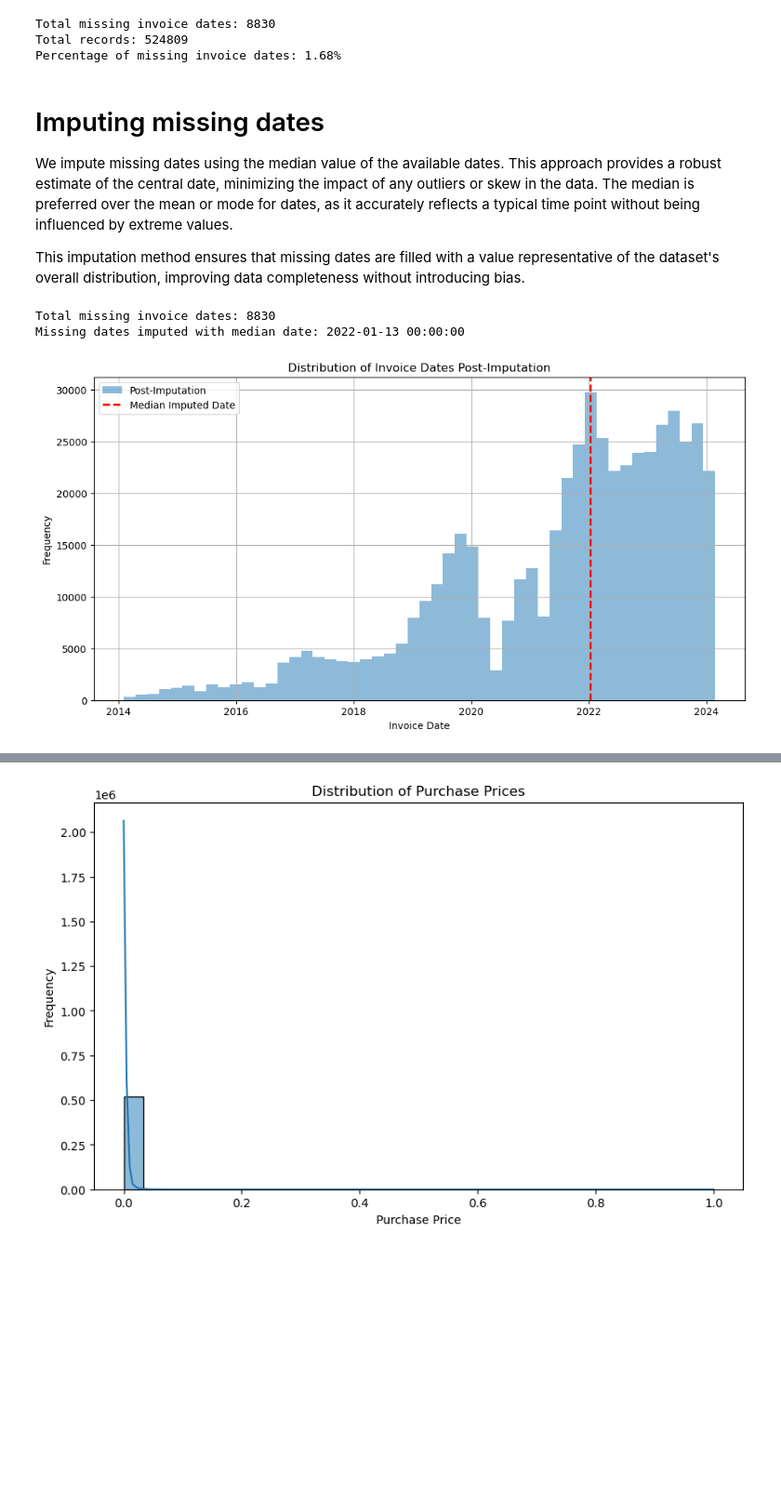
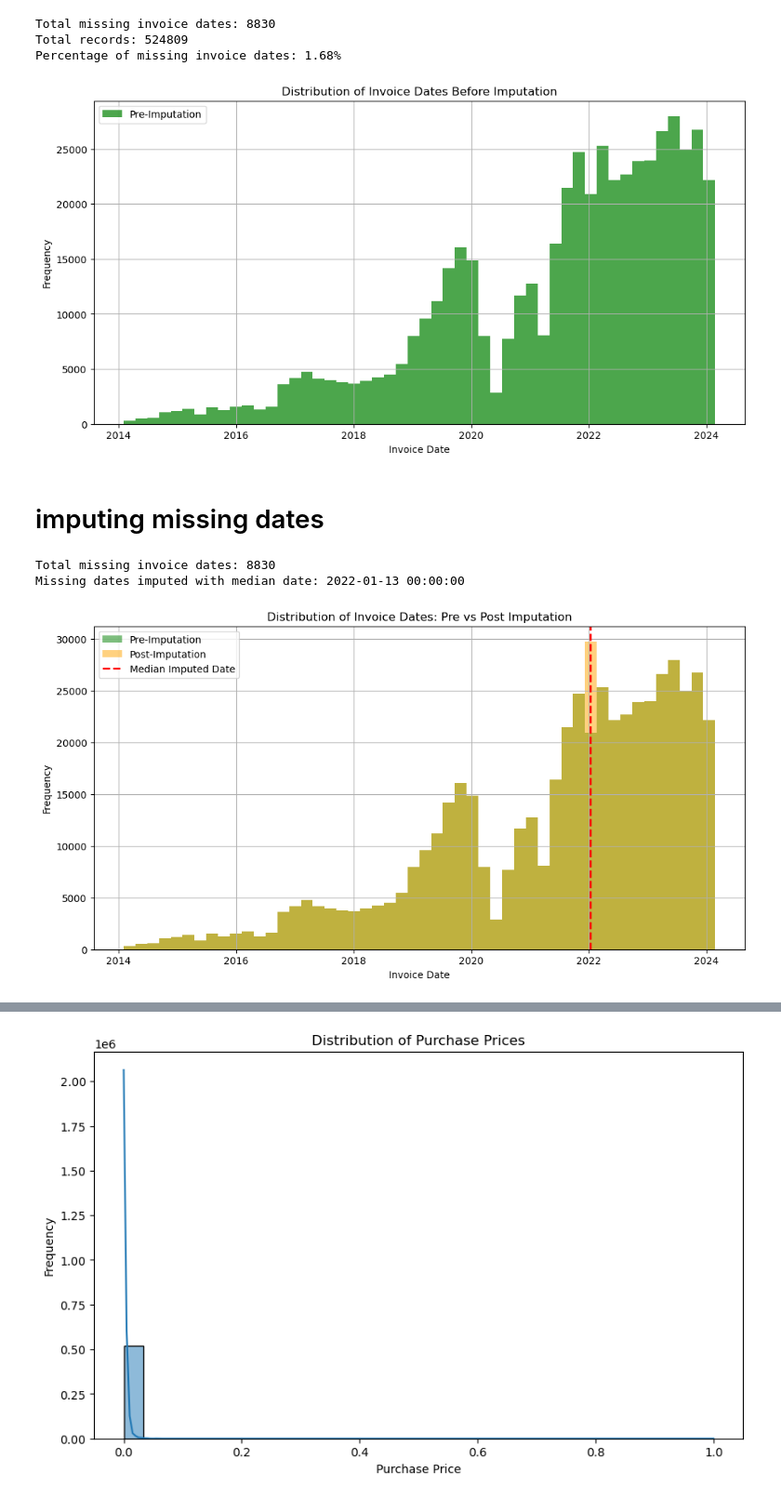
Before and after one commit to AshuDSAI/DS_Project, a Jupyter notebook: purchase_savings_alert.ipynb, the cells around one changed output, grey strips where cells are left out. Shown at 93% size. Saved outputs shown, nothing was run; the diff lists cells and outputs as text; code cells hidden in the pictures; blank space fills up the shorter version.

```diff
--- a/purchase_savings_alert.ipynb
+++ b/purchase_savings_alert.ipynb
@@ -66,9 +138,18 @@ print(f"Percentage of missing invoice dates: {missing_percentage:.2f}%")
 Total missing invoice dates: 8830
 Total records: 524809
 Percentage of missing invoice dates: 1.68%
+# %%
+# Pre-imputation distribution
+plt.figure(figsize=(12, 6))
+purchase_data[purchase_data['INVOICE_DATE'].notna()]['INVOICE_DATE'].hist(
+    bins=50, alpha=0.7, color='green', label='Pre-Imputation'
+)
+plt.title('Distribution of Invoice Dates Before Imputation')
+plt.xlabel('Invoice Date')
+plt.ylabel('Frequency')
+plt.legend()
+plt.show()
+# %% [output]
+[figure, added]
 # %% [markdown]
-# Imputing missing dates
-
-We impute missing dates using the median value of the available dates. This approach provides a robust estimate of the central date, minimizing the impact of any outliers or skew in the data. The median is preferred over the mean or mode for dates, as it accurately reflects a typical time point without being influenced by extreme values.
-
-This imputation method ensures that missing dates are filled with a value representative of the dataset's overall distribution, improving data completeness without introducing bias.
+# imputing missing dates
@@ -87,16 +172,28 @@ Total missing invoice dates: 8830
 Missing dates imputed with median date: 2022-01-13 00:00:00
 # %%
 purchase_data['INVOICE_DATE_NUM'] = purchase_data['INVOICE_DATE'].astype(int) / 1e9  # Convert to seconds since epoch
-# %%
-# distribution graph
-plt.figure(figsize=(12, 6))
-purchase_data['INVOICE_DATE'].hist(bins=50, alpha=0.5, label='Post-Imputation')
-plt.axvline(median_date, color='r', linestyle='dashed', linewidth=2, label='Median Imputed Date')
-plt.legend()
-plt.title('Distribution of Invoice Dates Post-Imputation')
-plt.xlabel('Invoice Date')
-plt.ylabel('Frequency')
-plt.show()
-# %% [output]
-[figure, removed]
+# %%
+# Distribution graph: Pre vs Post Imputation
+plt.figure(figsize=(12, 6))
+
+# Pre-imputation histogram
+purchase_data[purchase_data['INVOICE_DATE_ORIG'].notna()]['INVOICE_DATE_ORIG'].hist(
+    bins=50, alpha=0.5, color='green', label='Pre-Imputation'
+)
+
+# Post-imputation histogram
+purchase_data['INVOICE_DATE'].hist(
+    bins=50, alpha=0.5, color='orange', label='Post-Imputation'
+)
+
+# Median imputed date line
+plt.axvline(median_date, color='r', linestyle='dashed', linewidth=2, label='Median Imputed Date')
+
+plt.legend()
+plt.title('Distribution of Invoice Dates: Pre vs Post Imputation')
+plt.xlabel('Invoice Date')
+plt.ylabel('Frequency')
+plt.show()
+# %% [output]
+[figure, added]
 # %% [markdown]
```
Also changed, not shown: parts of 46 cells of this notebook.
